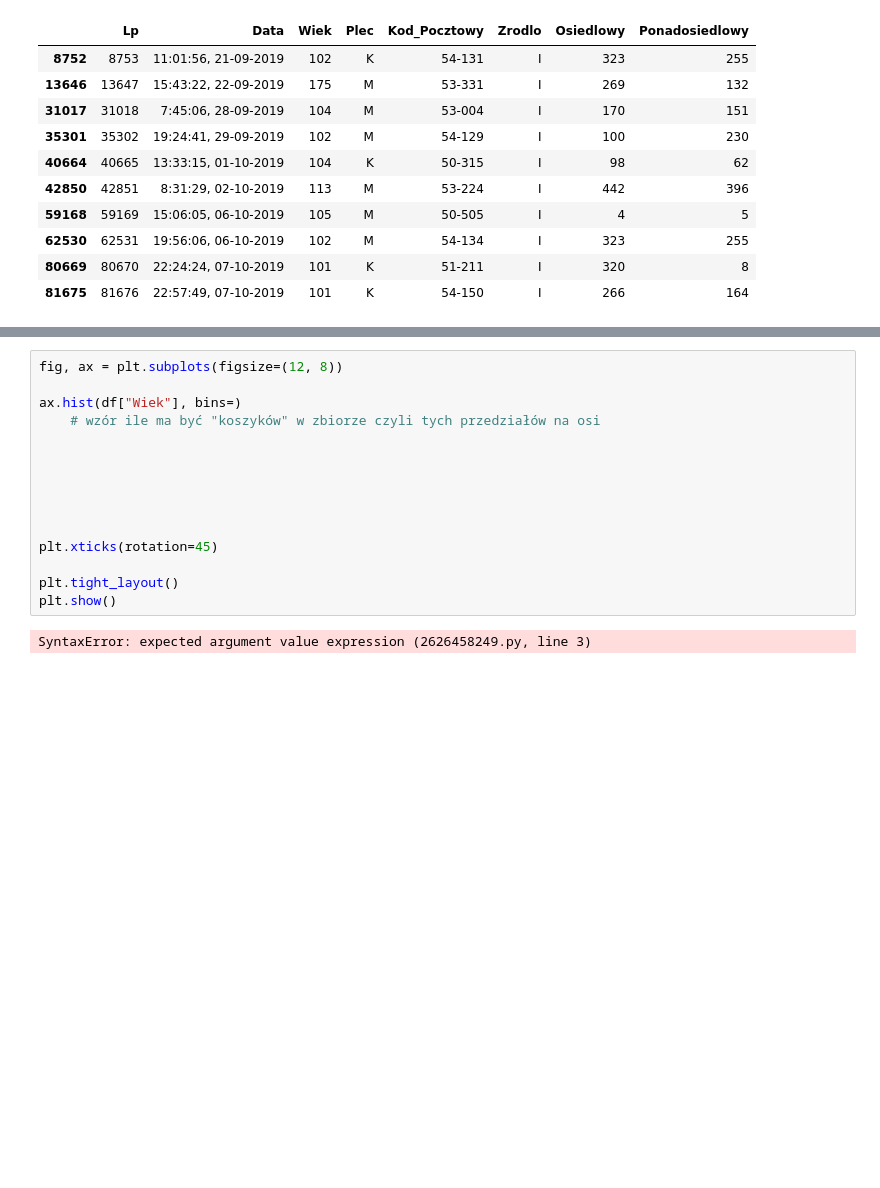
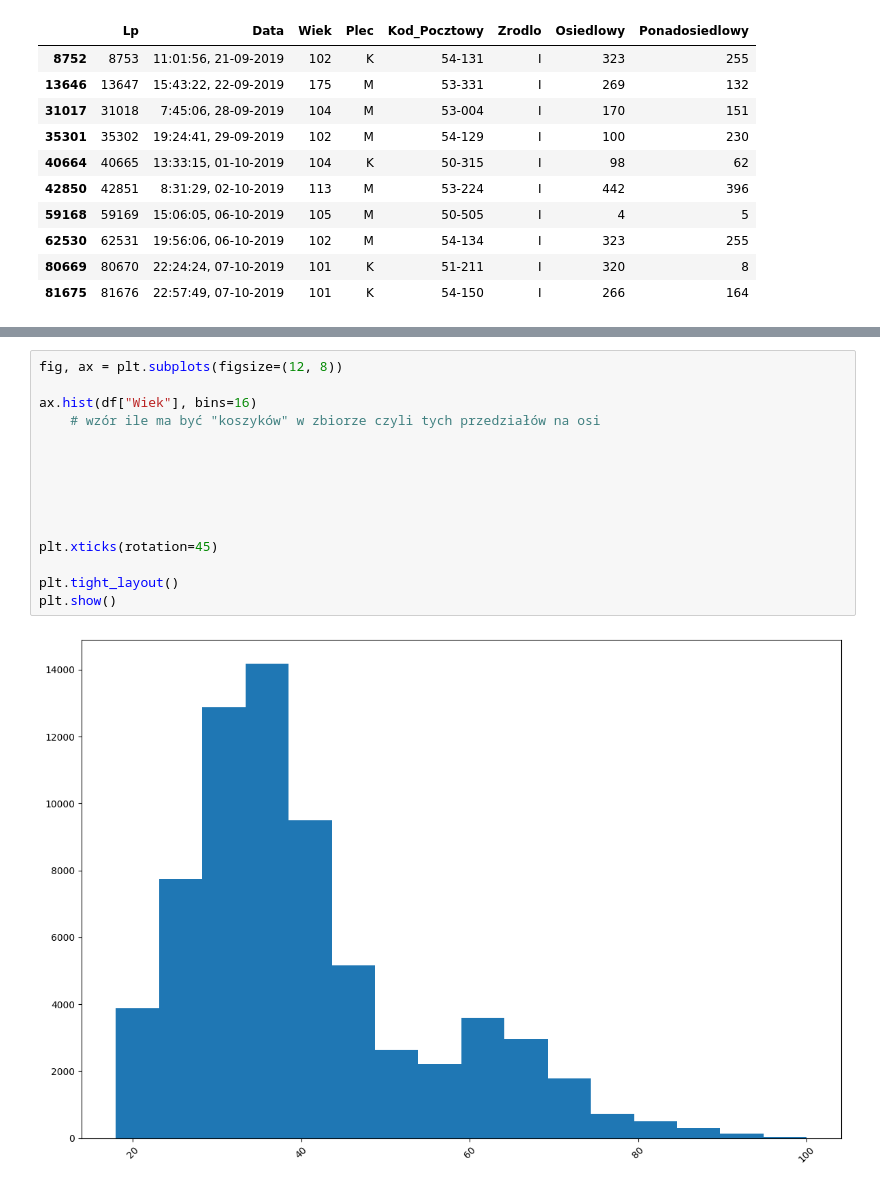
Before and after one commit to Vektor79/Zadania, a Jupyter notebook: 05_Wykresy/Materiały_na_zjazd/02_Wykresy/03_Zaawansowane wykresy/3_Wrocławski budżet partycypacyjny.ipynb, the cells around one changed output, grey strips where cells are left out. Saved outputs shown, nothing was run; the diff lists cells and outputs as text; blank space fills up the shorter version.

```diff
--- a/05_Wykresy/Materiały_na_zjazd/02_Wykresy/03_Zaawansowane wykresy/3_Wrocławski budżet partycypacyjny.ipynb
+++ b/05_Wykresy/Materiały_na_zjazd/02_Wykresy/03_Zaawansowane wykresy/3_Wrocławski budżet partycypacyjny.ipynb
@@ -92,17 +108,17 @@ df.loc[df["Wiek"] > 100]
 # %%
 fig, ax = plt.subplots(figsize=(12, 8))
 
-ax.hist(df["Wiek"], bins=)
+ax.hist(df["Wiek"], bins=16)
     # wzór ile ma być "koszyków" w zbiorze czyli tych przedziałów na osi
 
 
 
 
 
 
 plt.xticks(rotation=45)
 
 plt.tight_layout()
 plt.show()
 # %% [output]
-SyntaxError: expected argument value expression (2626458249.py, line 3)
+[figure, added]
```
Also changed, not shown: parts of 4 cells of this notebook.
